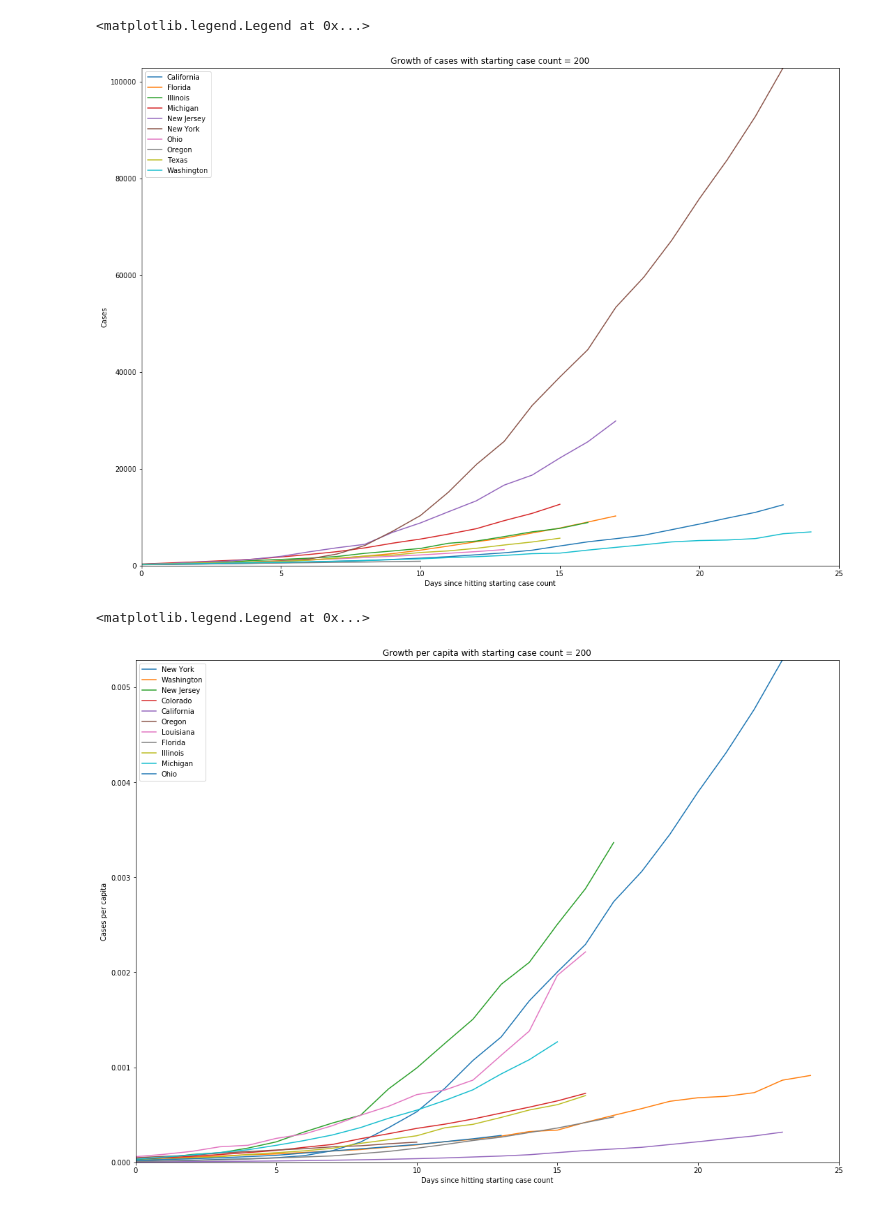
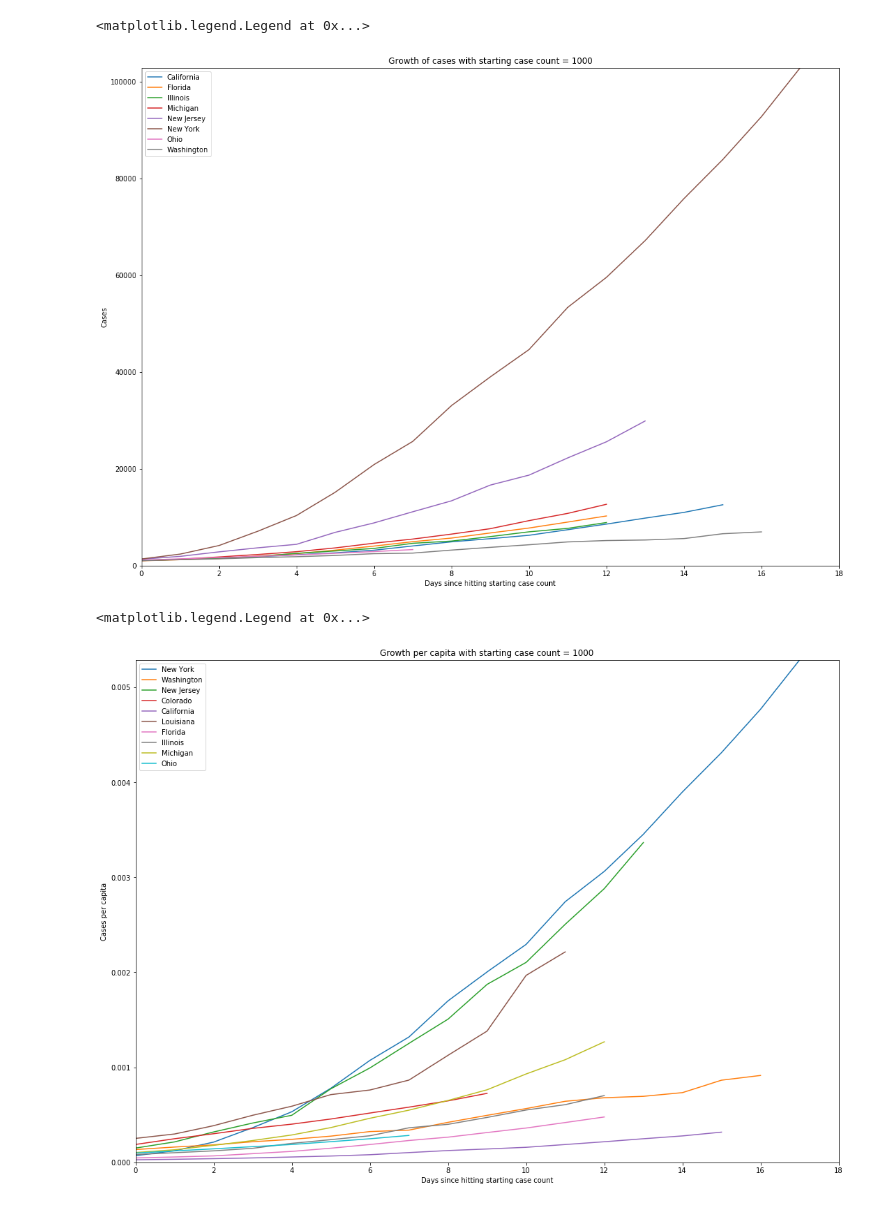
Before and after one commit to nytimes/covid-19-data, a Jupyter notebook: my-analysis.ipynb, the cells around one changed output. Saved outputs shown, nothing was run; the diff lists cells and outputs as text; code cells hidden in the pictures.

```diff
--- a/my-analysis.ipynb
+++ b/my-analysis.ipynb
@@ -7,5 +16,5 @@ data = pd.read_csv('us-states.csv')
 # %%
-starting_cases = 200
+starting_cases = 1000
 fig = plt.figure(figsize=(14,10))
 ax = fig.add_axes([0,0,1,1])
 ax.set_title('Growth of cases with starting case count = ' + str(starting_cases))
@@ -19,62 +28,53 @@ interesting_states = pd.Series([
     'California',
     'New Jersey',
     'Ohio',
-    'Texas',
+    'Florida',
     'Oregon',
     'Michigan',
     'Illinois'
     ])
 
-def doplot(fulldata, state):
-    data = fulldata[fulldata.state == state][['date', 'cases']]
-    data = data[data.cases >= starting_cases]
-    if len(data['cases']):
-        data_asarray = data.cases.values
-        ax.set_xlim(0, max(data_asarray.size, ax.get_xlim()[1]))
-        ax.set_ylim(0, max(data['cases'].max(), ax.get_ylim()[1]))
-        ax.plot(data_asarray, label=state)
-
 for s in np.sort(data[data.state.isin(interesting_states)].state.unique()):
-    doplot(data, s)
+    doplottotalcases(data, s)
 
 ax.legend()
 # %% [output]
 <matplotlib.legend.Legend at 0x...>
-[figure, old version]
+[figure, new version]
 # %%
-starting_cases = 200
+starting_cases = 1000
 fig = plt.figure(figsize=(14,10))
 ax = fig.add_axes([0,0,1,1])
 ax.set_title('Growth per capita with starting case count = ' + str(starting_cases))
 ax.set_xlabel('Days since hitting starting case count')
 ax.set_ylabel('Cases per capita')
 ax.set_ylim(0, 0.000001)
 def doplotpercapita(fulldata, state, population):
     data = fulldata[fulldata.state == state][['date', 'cases']]
     data = data[data.cases >= starting_cases]
     data.cases = data.cases / population
     if len(data['cases']):
         data_asarray = data.cases.values
         ax.set_xlim(0, max(data_asarray.size, ax.get_xlim()[1]))
         ax.set_ylim(0, max(data['cases'].max(), ax.get_ylim()[1]))
         ax.plot(data_asarray, label=state)
 
 doplotpercapita(data, 'New York', 19453561)
 doplotpercapita(data, 'Washington', 7614893)
 doplotpercapita(data, 'New Jersey', 8882190)
 doplotpercapita(data, 'Colorado', 5758736)
 doplotpercapita(data, 'California', 39512223)
 doplotpercapita(data, 'Oregon', 4217737)
 doplotpercapita(data, 'Louisiana', 4648794)
 doplotpercapita(data, 'Florida', 21477737)
 doplotpercapita(data, 'Illinois', 12671821)
 doplotpercapita(data, 'Michigan', 9986857)
 doplotpercapita(data, 'Ohio',11689100)
 
 ax.legend()
 # %% [output]
 <matplotlib.legend.Legend at 0x...>
-[figure, old version]
+[figure, new version]
 # %%
 def doplotbydate(fulldf, date, state):
     data = fulldf[fulldf.state == state][['date', 'cases']]
```
Also changed, not shown: parts of 3 cells of this notebook.
